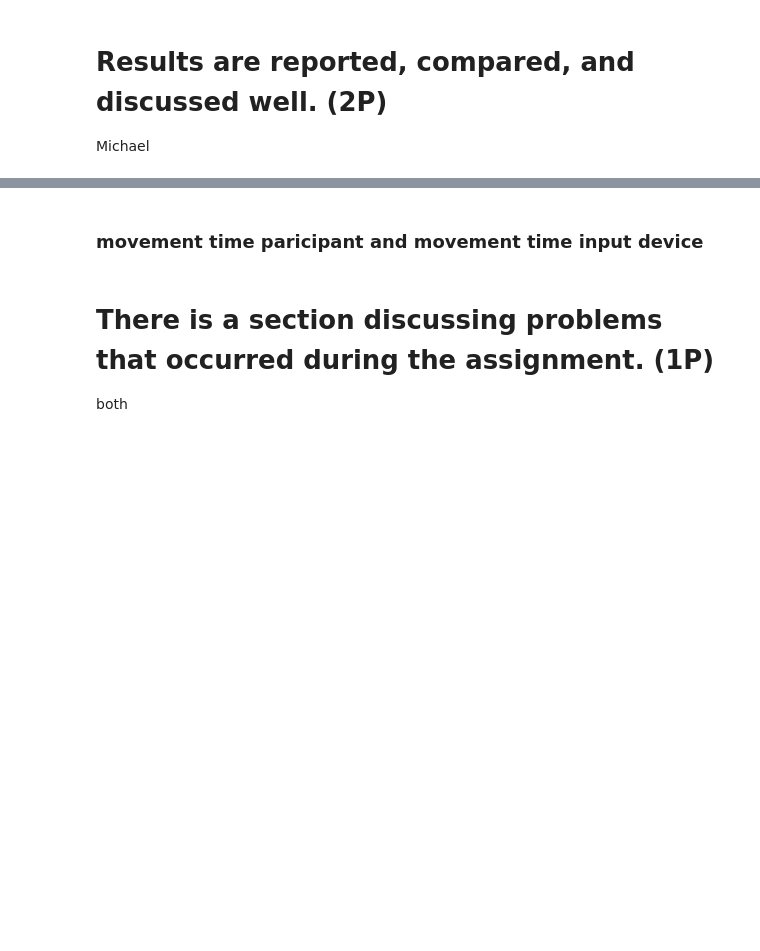
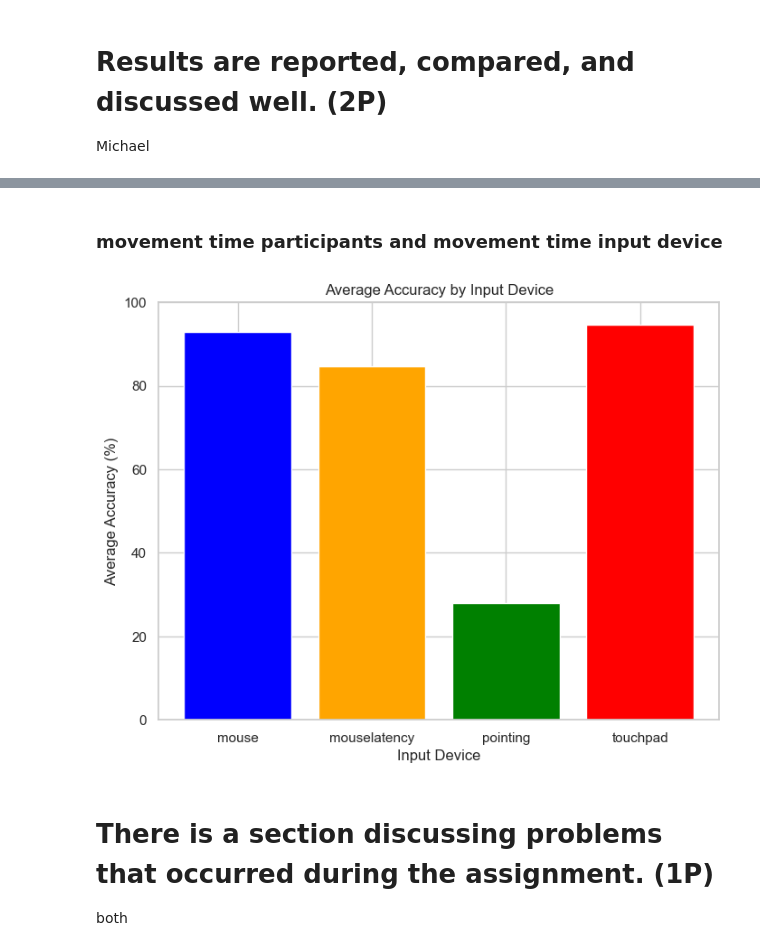
Before and after one commit to ITT-24/assignment-07-pointing-the-motion-masters, a Jupyter notebook: evaluation.ipynb, the cells around one changed output, grey strips where cells are left out. Cells and saved outputs as stored; diff of their text form; code cells hidden in the pictures; blank space fills up the shorter version.

Commit message:
some plots

```diff
--- a/evaluation.ipynb
+++ b/evaluation.ipynb
@@ -13,23 +13,28 @@ import pandas as pd
 import json
 import matplotlib.pyplot as plt
 import math
+import numpy as np
 
-# Load the CSV files
+#load csv
 df1 = pd.read_csv('fittslaw_1.csv')     # participant 1
 df2 = pd.read_csv('fittslaw_2.csv')     # participant 2
 df3 = pd.read_csv('fittslaw_3.csv')     # participant 3
 
-# Combine the DataFrames
+#dataframes
+df1['Participant ID'] = 1
+df2['Participant ID'] = 2
+df3['Participant ID'] = 3
 df = pd.concat([df1, df2, df3], ignore_index=True)
 
-# Convert Click Times from string to list
+#converts otherwise error
 df['Click Times'] = df['Click Times'].apply(lambda x: json.loads(x))
 
-# Calculate Index of Difficulty (ID)
+#new rows
 df['ID'] = df.apply(lambda row: math.log2(2 * row['Distance'] / row['Radius']), axis=1)
+df['Accuracy'] = ((df['Total Clicks'] - df['Missed Clicks']) / df['Total Clicks']) * 100
 
-# Separate data for each Input Device
+#input devices
 mouse_data = df[df['Input Device'] == 'mouse']
 touchpad_data = df[df['Input Device'] == 'touchpad']
 mouselatency_data = df[df['Input Device'] == 'mouselatency']
-pointing = df[df['Input Device'] == 'pointing']
+pointing_data = df[df['Input Device'] == 'pointing']
@@ -156,5 +129,22 @@ plot_side_by_side(mouselatency_scatter_data, 'mouselatency', pointing_scatter_da
 # %% [markdown]
-### movement time paricipant and movement time input device
+### movement time participants and movement time input device
+# %%
+#grouping
+avg_accuracy = df.groupby('Input Device')['Accuracy'].mean().reset_index()
+
+#plots accuracy
+def plot_average_accuracy(avg_accuracy):
+    fig, ax = plt.subplots(figsize=(8, 6))
+    ax.bar(avg_accuracy['Input Device'], avg_accuracy['Accuracy'], color=['blue', 'orange', 'green', 'red'])
+    ax.set_xlabel('Input Device')
+    ax.set_ylabel('Average Accuracy (%)')
+    ax.set_title('Average Accuracy by Input Device')
+    ax.set_ylim(0, 100)
+    plt.show()
+
+plot_average_accuracy(avg_accuracy)
+# %% [output]
+[figure, added]
 # %% [markdown]
 # There is a section discussing problems that occurred during the assignment. (1P)
 both
```
Also changed, not shown: parts of 2 cells of this notebook.
